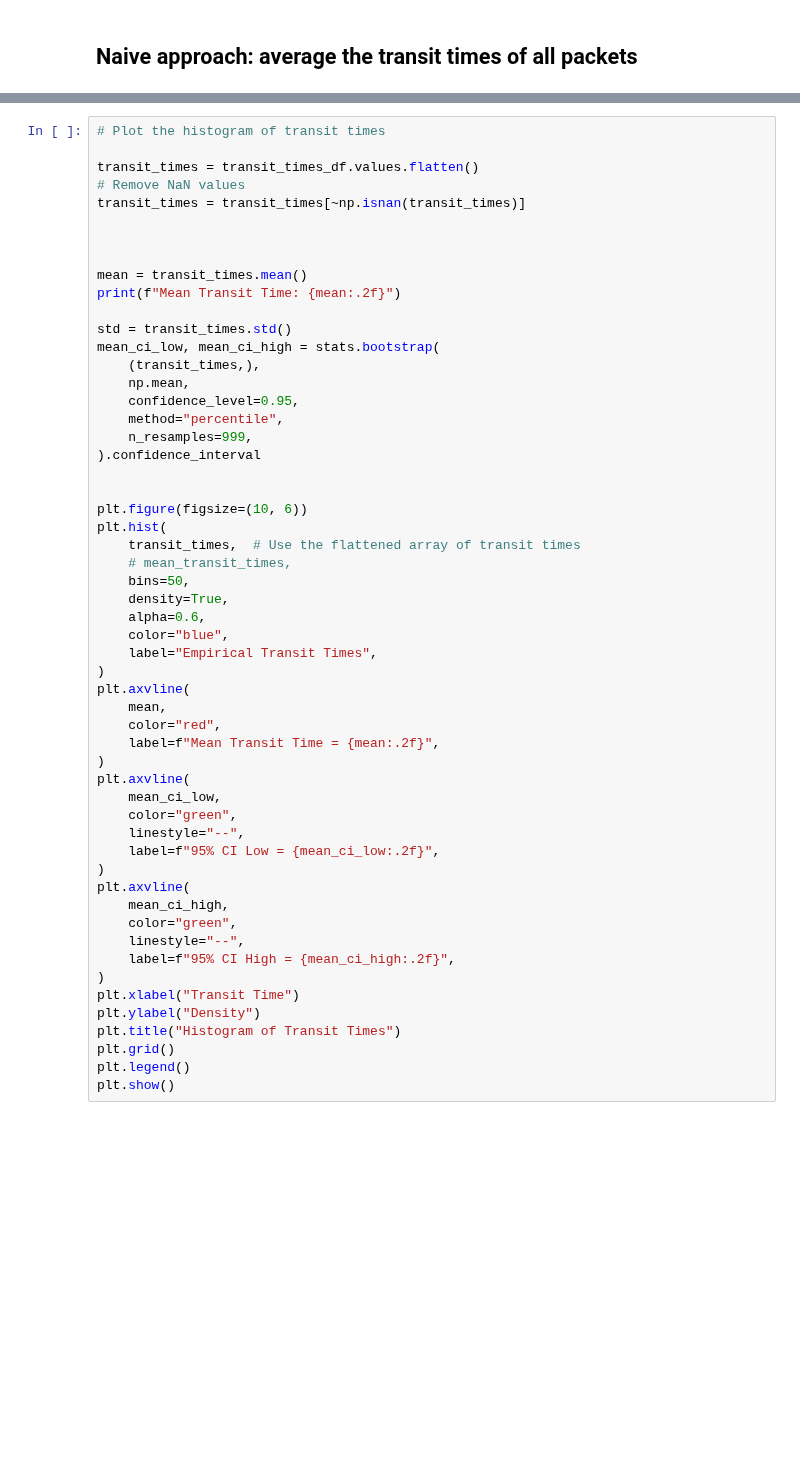
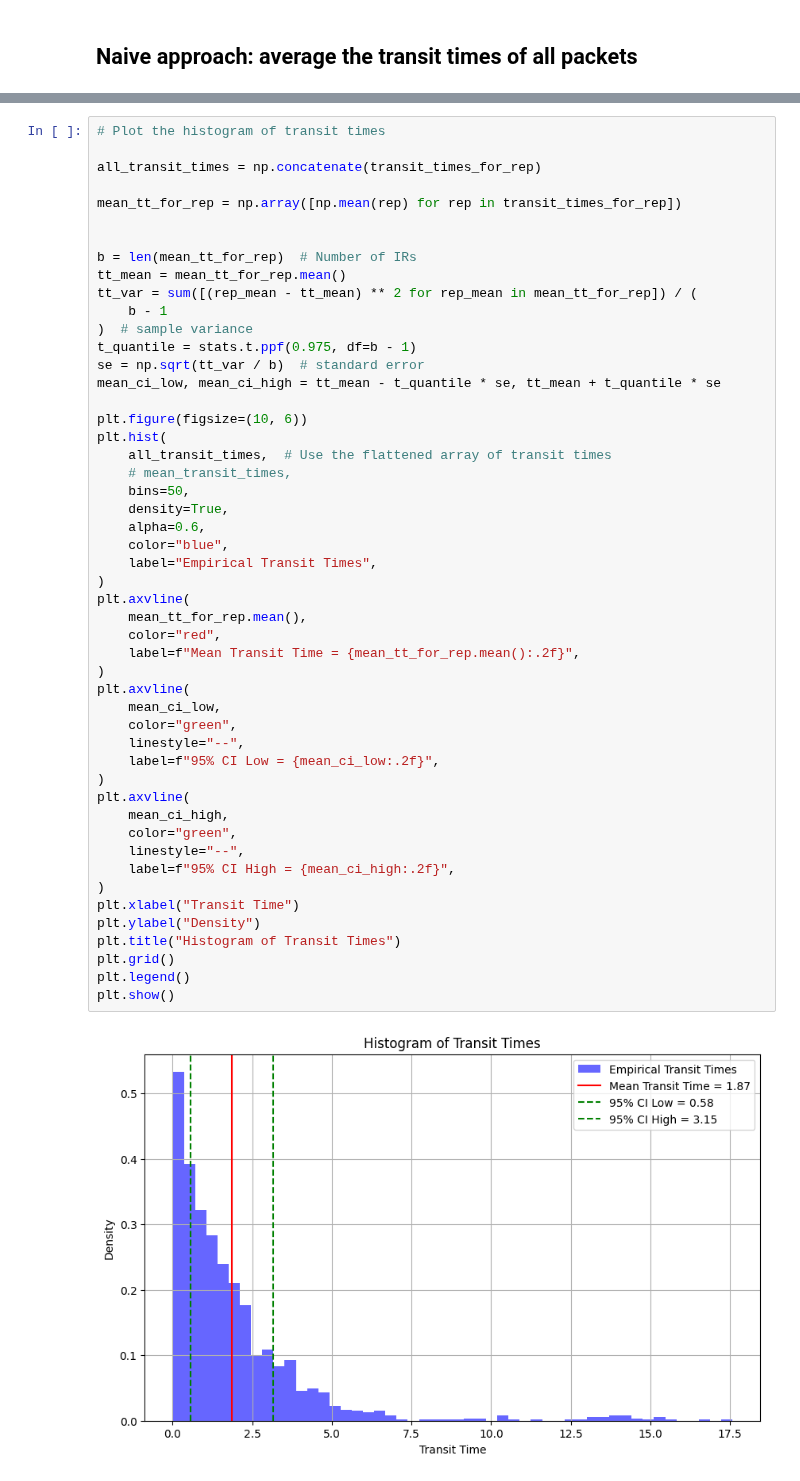
Before and after one commit to DaMole98/SPE-labs, a Jupyter notebook: HW-4/src/simulations.ipynb, the cells around one changed output, grey strips where cells are left out. Drawn from its saved outputs; the diff is of its cells as text; blank space fills up the shorter version.

```diff
--- a/HW-4/src/simulations.ipynb
+++ b/HW-4/src/simulations.ipynb
@@ -537,55 +570,52 @@ IndexError: pop from empty list
 # %%
 # Plot the histogram of transit times
 
-transit_times = transit_times_df.values.flatten()
-# Remove NaN values
-transit_times = transit_times[~np.isnan(transit_times)]
+all_transit_times = np.concatenate(transit_times_for_rep)
+
+mean_tt_for_rep = np.array([np.mean(rep) for rep in transit_times_for_rep])
 
 
-
-mean = transit_times.mean()
-print(f"Mean Transit Time: {mean:.2f}")
-
-std = transit_times.std()
-mean_ci_low, mean_ci_high = stats.bootstrap(
-    (transit_times,),
-    np.mean,
-    confidence_level=0.95,
-    method="percentile",
-    n_resamples=999,
-).confidence_interval
-
+b = len(mean_tt_for_rep)  # Number of IRs
+tt_mean = mean_tt_for_rep.mean()
+tt_var = sum([(rep_mean - tt_mean) ** 2 for rep_mean in mean_tt_for_rep]) / (
+    b - 1
+)  # sample variance
+t_quantile = stats.t.ppf(0.975, df=b - 1)
+se = np.sqrt(tt_var / b)  # standard error
+mean_ci_low, mean_ci_high = tt_mean - t_quantile * se, tt_mean + t_quantile * se
 
 plt.figure(figsize=(10, 6))
 plt.hist(
-    transit_times,  # Use the flattened array of transit times
+    all_transit_times,  # Use the flattened array of transit times
     # mean_transit_times,
     bins=50,
     density=True,
     alpha=0.6,
     color="blue",
     label="Empirical Transit Times",
 )
 plt.axvline(
-    mean,
+    mean_tt_for_rep.mean(),
     color="red",
-    label=f"Mean Transit Time = {mean:.2f}",
+    label=f"Mean Transit Time = {mean_tt_for_rep.mean():.2f}",
 )
 plt.axvline(
     mean_ci_low,
     color="green",
     linestyle="--",
     label=f"95% CI Low = {mean_ci_low:.2f}",
 )
 plt.axvline(
     mean_ci_high,
     color="green",
     linestyle="--",
     label=f"95% CI High = {mean_ci_high:.2f}",
 )
 plt.xlabel("Transit Time")
 plt.ylabel("Density")
 plt.title("Histogram of Transit Times")
 plt.grid()
 plt.legend()
 plt.show()
+# %% [output]
+[figure, added]
```
Also changed, not shown: parts of 4 cells of this notebook.
